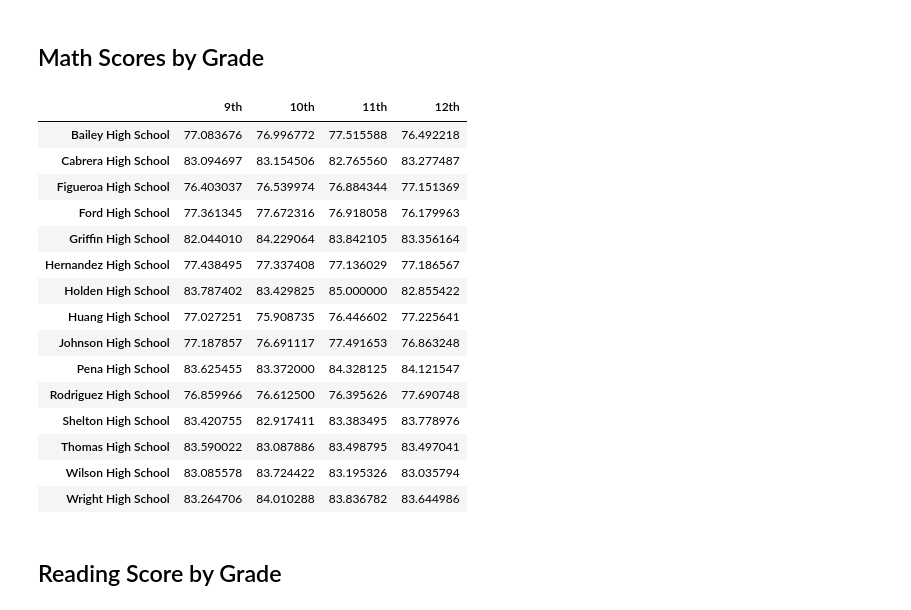
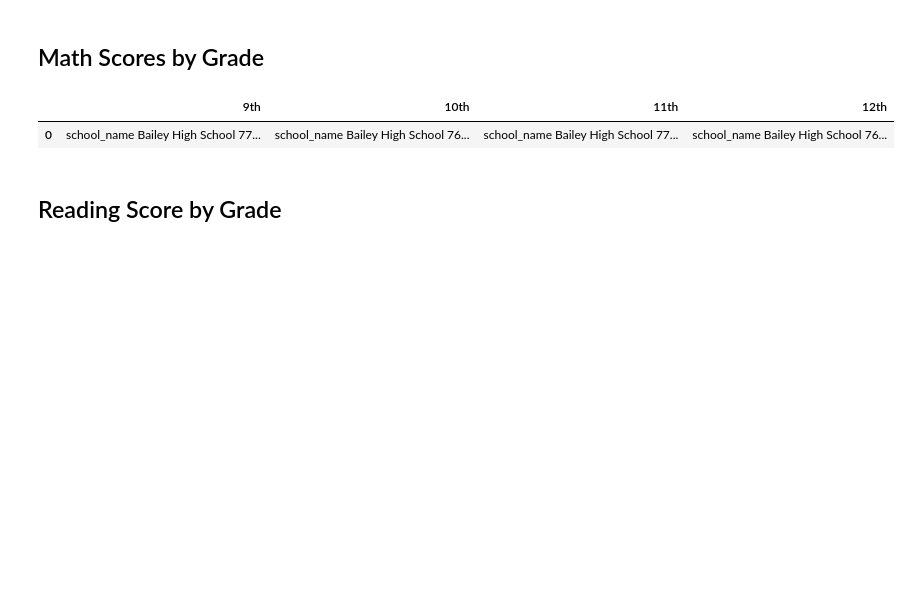
Before and after one commit to K-Beal/pandas-challenge, a Jupyter notebook: Starter_Code4/Starter_Code/PyCitySchools/PyCitySchools_starter.ipynb, the cells around one changed output. Saved outputs shown, nothing was run; the diff lists cells and outputs as text; code cells hidden in the pictures; blank space fills up the shorter version.

Commit message:
top and bottom performing schools

```diff
--- a/Starter_Code4/Starter_Code/PyCitySchools/PyCitySchools_starter.ipynb
+++ b/Starter_Code4/Starter_Code/PyCitySchools/PyCitySchools_starter.ipynb
@@ -310,47 +315,42 @@ bottom_schools.head(5)
 # %%
 # Use the code provided to separate the data by grade
 ninth_graders = school_data_complete[(school_data_complete["grade"] == "9th")]
 tenth_graders = school_data_complete[(school_data_complete["grade"] == "10th")]
 eleventh_graders = school_data_complete[(school_data_complete["grade"] == "11th")]
 twelfth_graders = school_data_complete[(school_data_complete["grade"] == "12th")]
 
 # Group by "school_name" and take the mean of each.
-ninth_graders_scores =
-tenth_graders_scores =
-eleventh_graders_scores =
-twelfth_graders_scores =
+ninth_graders_scores = ninth_graders.groupby("school_name").mean()
+tenth_graders_scores = tenth_graders.groupby("school_name").mean()
+eleventh_graders_scores = eleventh_graders.groupby("school_name").mean()
+twelfth_graders_scores = twelfth_graders.groupby("school_name").mean()
 
 # Use the code to select only the `math_score`.
 ninth_grade_math_scores = ninth_graders_scores["math_score"]
 tenth_grader_math_scores = tenth_graders_scores["math_score"]
 eleventh_grader_math_scores = eleventh_graders_scores["math_score"]
 twelfth_grader_math_scores = twelfth_graders_scores["math_score"]
 
-# Combine each of the scores above into single DataFrame called `math_scores_by_grade`
-math_scores_by_grade =
+# # Combine each of the scores above into single DataFrame called `math_scores_by_grade`
+math_scores_by_grade = pd.DataFrame(
+    {
+
+        "9th": [ninth_grade_math_scores],
+        "10th": [tenth_grader_math_scores],
+        "11th": [eleventh_grader_math_scores],
+        "12th": [twelfth_grader_math_scores]
+
+    }
+)
 
 # Minor data wrangling
 math_scores_by_grade.index.name = None
 
-# Display the DataFrame
+# # # Display the DataFrame
 math_scores_by_grade
 # %% [output]
 |  | 9th | 10th | 11th | 12th |
-| Bailey High School | 77.083676 | 76.996772 | 77.515588 | 76.492218 |
-| Cabrera High School | 83.094697 | 83.154506 | 82.765560 | 83.277487 |
-| Figueroa High School | 76.403037 | 76.539974 | 76.884344 | 77.151369 |
-| Ford High School | 77.361345 | 77.672316 | 76.918058 | 76.179963 |
-| Griffin High School | 82.044010 | 84.229064 | 83.842105 | 83.356164 |
-| Hernandez High School | 77.438495 | 77.337408 | 77.136029 | 77.186567 |
-| Holden High School | 83.787402 | 83.429825 | 85.000000 | 82.855422 |
-| Huang High School | 77.027251 | 75.908735 | 76.446602 | 77.225641 |
-| Johnson High School | 77.187857 | 76.691117 | 77.491653 | 76.863248 |
-| Pena High School | 83.625455 | 83.372000 | 84.328125 | 84.121547 |
-| Rodriguez High School | 76.859966 | 76.612500 | 76.395626 | 77.690748 |
-| Shelton High School | 83.420755 | 82.917411 | 83.383495 | 83.778976 |
-| Thomas High School | 83.590022 | 83.087886 | 83.498795 | 83.497041 |
-| Wilson High School | 83.085578 | 83.724422 | 83.195326 | 83.035794 |
-| Wright High School | 83.264706 | 84.010288 | 83.836782 | 83.644986 |
+| 0 | school_name Bailey High School 77... | school_name Bailey High School 76... | school_name Bailey High School 77... | school_name Bailey High School 76... |
 # %% [markdown]
 ## Reading Score by Grade
 # %%
```
Also changed, not shown: parts of 2 cells of this notebook.
